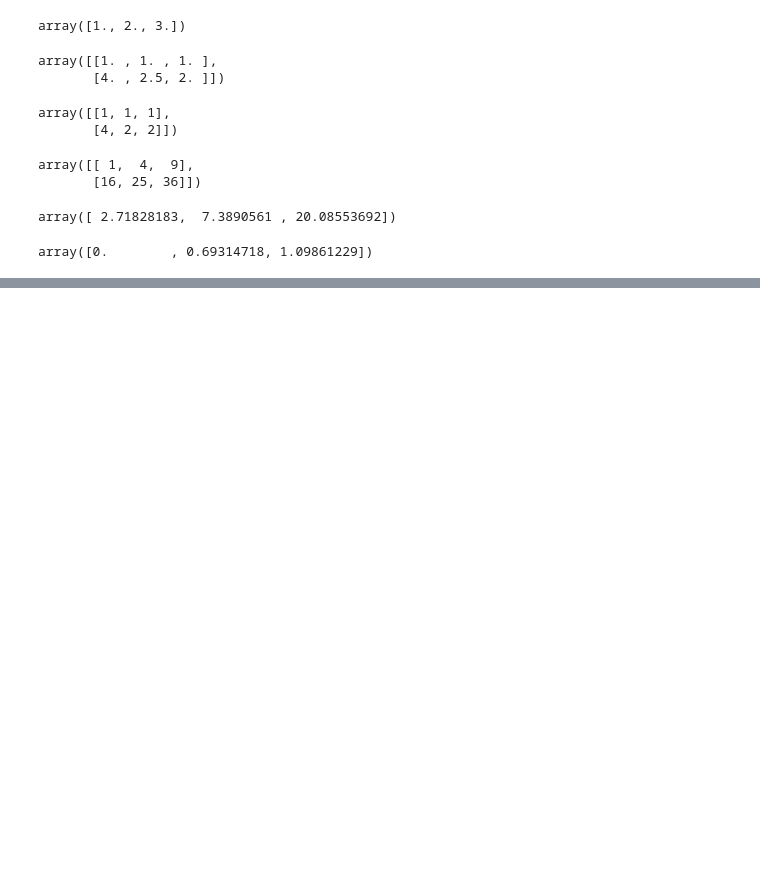
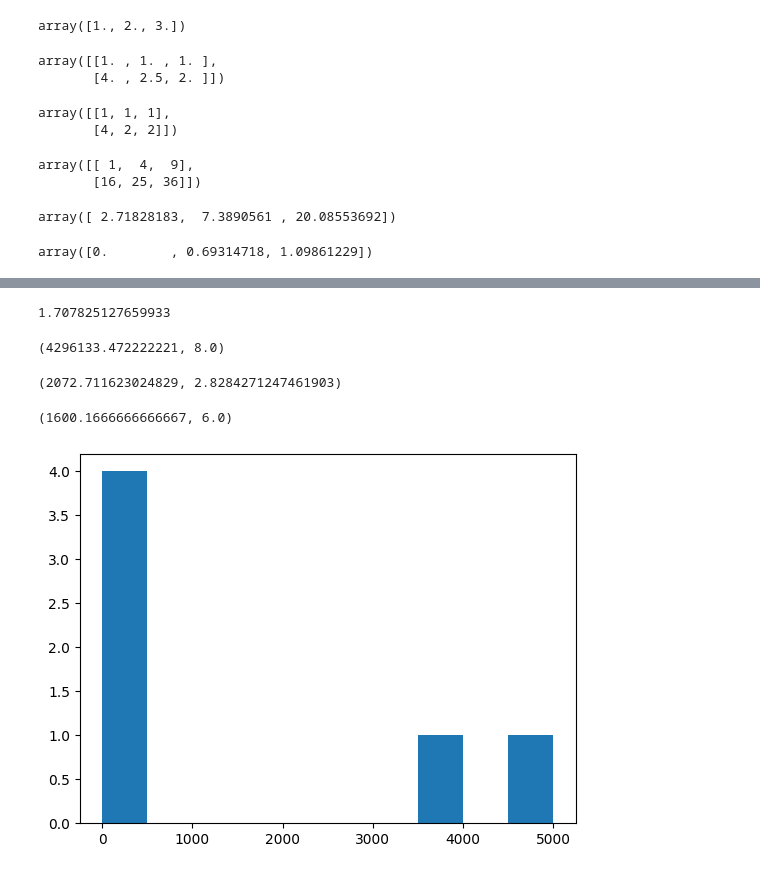
Before and after one commit to necatiiemre/MachineLearningDataScience, a Jupyter notebook: NumPy/numPy.ipynb, the cells around one changed output, grey strips where cells are left out. Drawn from its saved outputs; the diff is of its cells as text; code cells hidden in the pictures; blank space fills up the shorter version.

```diff
--- a/NumPy/numPy.ipynb
+++ b/NumPy/numPy.ipynb
@@ -277,0 +331,27 @@ array([0.        , 0.69314718, 1.09861229])
+# %%
+# Standard deviation = squareroot of variance
+np.sqrt(np.var(array2))
+# %% [output]
+1.707825127659933
+# %%
+# Demo of std and var
+
+higher_var_array = np.array([1, 100, 200, 300, 4000, 5000])
+low_var_array = np.array([2, 4, 6, 8, 10])
+# %%
+np.var(higher_var_array), np.var(low_var_array)
+# %% [output]
+(4296133.472222221, 8.0)
+# %%
+np.std(higher_var_array), np.std(low_var_array)
+# %% [output]
+(2072.711623024829, 2.8284271247461903)
+# %%
+np.mean(higher_var_array), np.mean(low_var_array)
+# %% [output]
+(1600.1666666666667, 6.0)
+# %%
+plt.hist(higher_var_array)
+plt.show()
+# %% [output]
+[figure, added]
```
Also changed, not shown: parts of 39 cells of this notebook.
